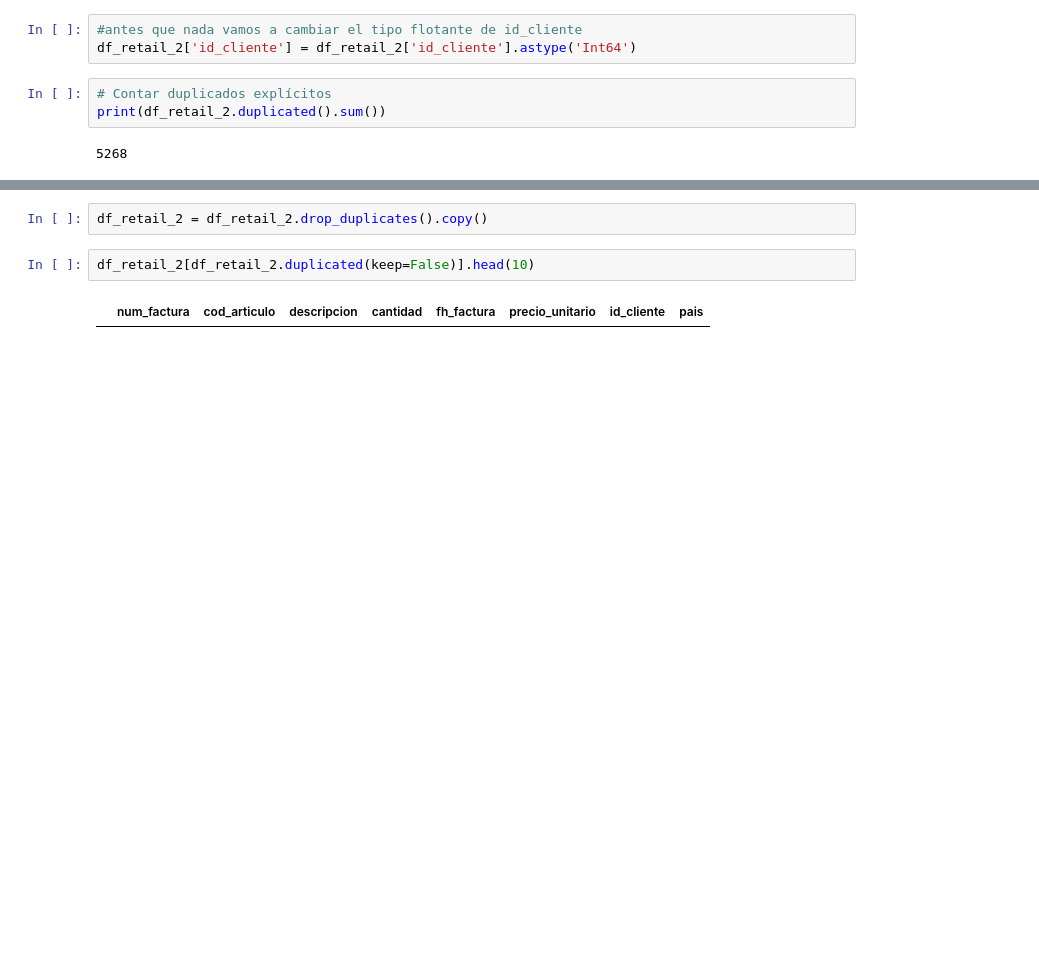
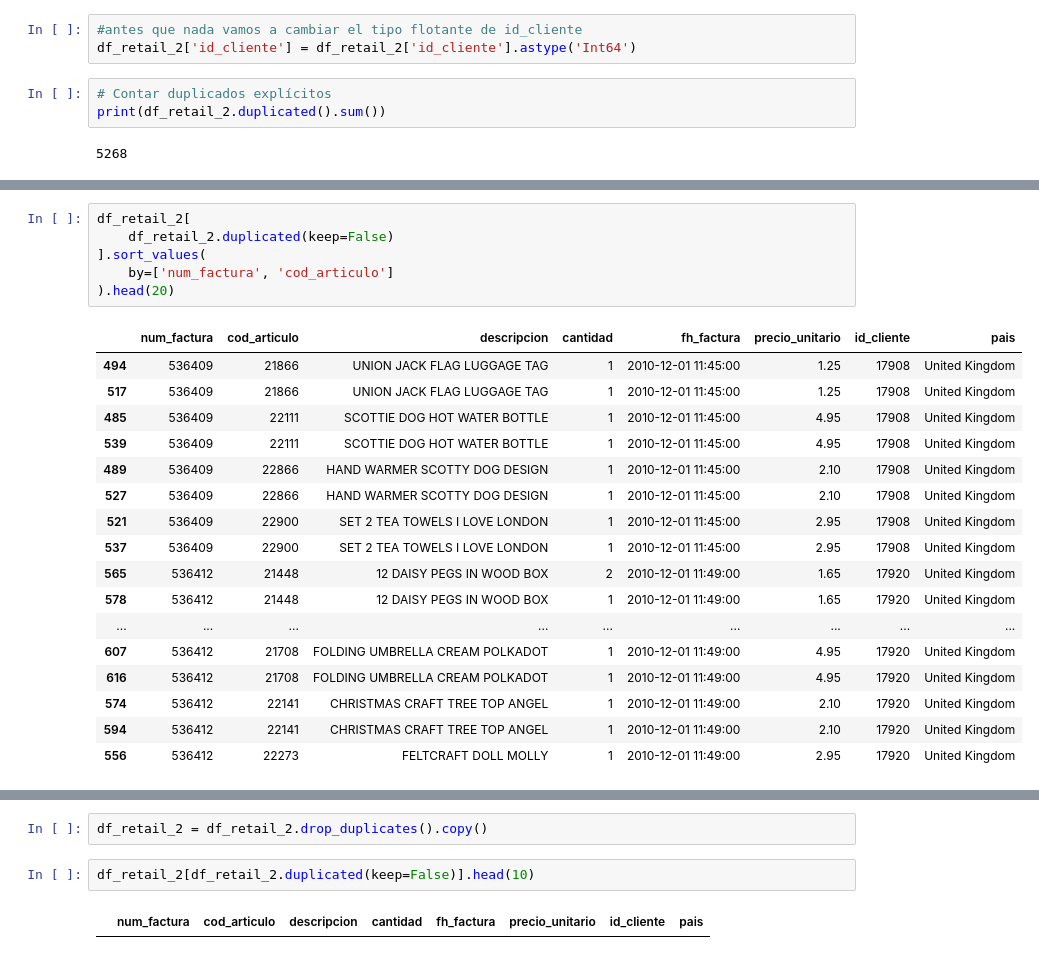
Before and after one commit to Sagrario/Comercio_minorista, a Jupyter notebook: notebooks/comercio2.ipynb, the cells around one changed output, grey strips where cells are left out. Saved outputs shown, nothing was run; the diff lists cells and outputs as text; blank space fills up the shorter version.

```diff
--- a/notebooks/comercio2.ipynb
+++ b/notebooks/comercio2.ipynb
@@ -156,0 +198,24 @@ print(df_retail_2.duplicated().sum())
+# %%
+df_retail_2[
+    df_retail_2.duplicated(keep=False)
+].sort_values(
+    by=['num_factura', 'cod_articulo']
+).head(20)
+# %% [output]
+|  | num_factura | cod_articulo | descripcion | cantidad | fh_factura | precio_unitario | id_cliente | pais |
+| 494 | 536409 | 21866 | UNION JACK FLAG LUGGAGE TAG | 1 | 2010-12-01 11:45:00 | 1.25 | 17908 | United Kingdom |
+| 517 | 536409 | 21866 | UNION JACK FLAG LUGGAGE TAG | 1 | 2010-12-01 11:45:00 | 1.25 | 17908 | United Kingdom |
+| 485 | 536409 | 22111 | SCOTTIE DOG HOT WATER BOTTLE | 1 | 2010-12-01 11:45:00 | 4.95 | 17908 | United Kingdom |
+| 539 | 536409 | 22111 | SCOTTIE DOG HOT WATER BOTTLE | 1 | 2010-12-01 11:45:00 | 4.95 | 17908 | United Kingdom |
+| 489 | 536409 | 22866 | HAND WARMER SCOTTY DOG DESIGN | 1 | 2010-12-01 11:45:00 | 2.10 | 17908 | United Kingdom |
+| 527 | 536409 | 22866 | HAND WARMER SCOTTY DOG DESIGN | 1 | 2010-12-01 11:45:00 | 2.10 | 17908 | United Kingdom |
+| 521 | 536409 | 22900 | SET 2 TEA TOWELS I LOVE LONDON | 1 | 2010-12-01 11:45:00 | 2.95 | 17908 | United Kingdom |
+| 537 | 536409 | 22900 | SET 2 TEA TOWELS I LOVE LONDON | 1 | 2010-12-01 11:45:00 | 2.95 | 17908 | United Kingdom |
+| 565 | 536412 | 21448 | 12 DAISY PEGS IN WOOD BOX | 2 | 2010-12-01 11:49:00 | 1.65 | 17920 | United Kingdom |
+| 578 | 536412 | 21448 | 12 DAISY PEGS IN WOOD BOX | 1 | 2010-12-01 11:49:00 | 1.65 | 17920 | United Kingdom |
+| ... | ... | ... | ... | ... | ... | ... | ... | ... |
+| 607 | 536412 | 21708 | FOLDING UMBRELLA CREAM POLKADOT | 1 | 2010-12-01 11:49:00 | 4.95 | 17920 | United Kingdom |
+| 616 | 536412 | 21708 | FOLDING UMBRELLA CREAM POLKADOT | 1 | 2010-12-01 11:49:00 | 4.95 | 17920 | United Kingdom |
+| 574 | 536412 | 22141 | CHRISTMAS CRAFT TREE TOP ANGEL | 1 | 2010-12-01 11:49:00 | 2.10 | 17920 | United Kingdom |
+| 594 | 536412 | 22141 | CHRISTMAS CRAFT TREE TOP ANGEL | 1 | 2010-12-01 11:49:00 | 2.10 | 17920 | United Kingdom |
+| 556 | 536412 | 22273 | FELTCRAFT DOLL MOLLY | 1 | 2010-12-01 11:49:00 | 2.95 | 17920 | United Kingdom |
```
Also changed, not shown: parts of 38 cells of this notebook.
